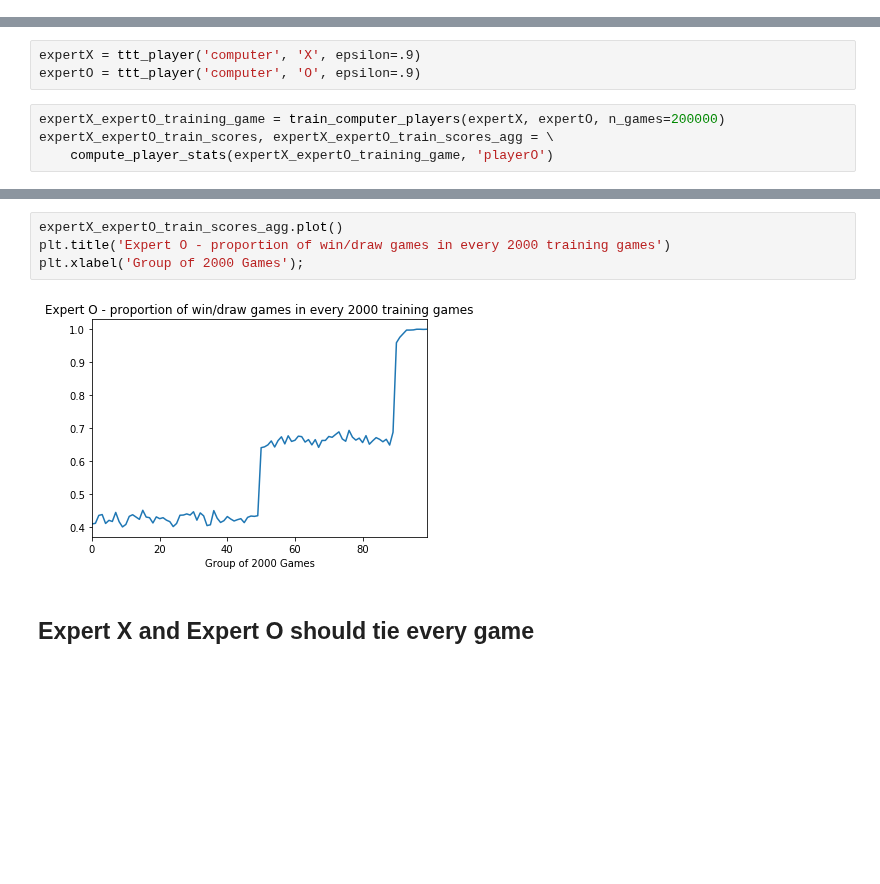
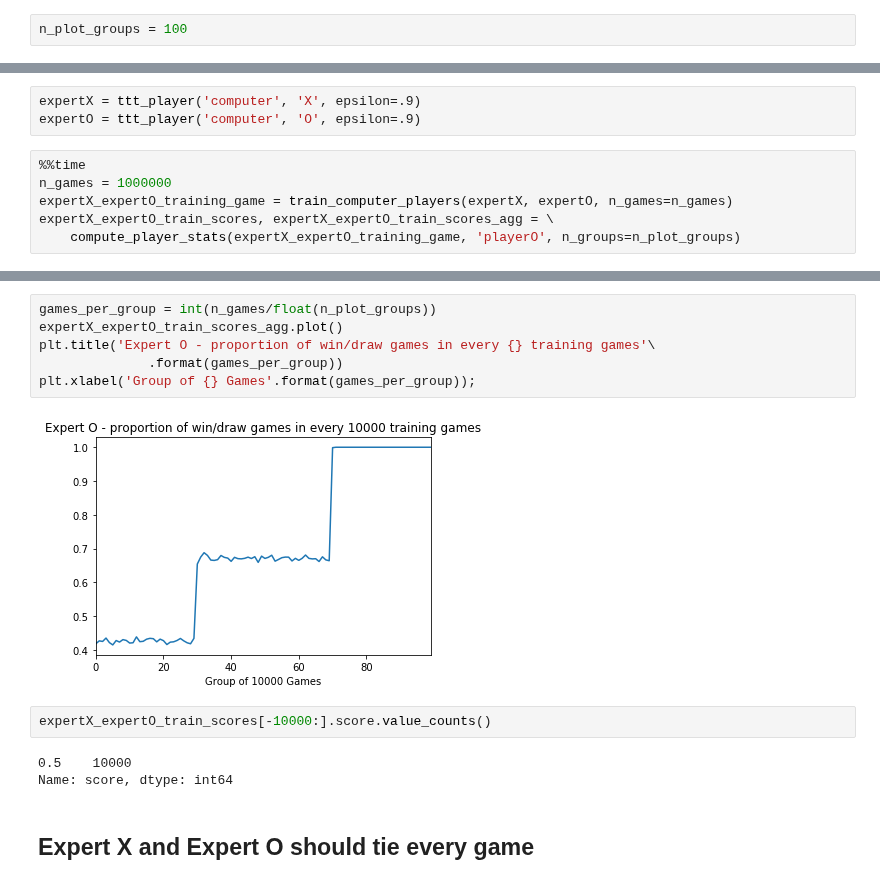
Before and after one commit to zeromh/tic_tac_toe_RI, a Jupyter notebook: demo.ipynb, the cells around one changed output, grey strips where cells are left out. Cells and saved outputs as stored; diff of their text form; blank space fills up the shorter version.

```diff
--- a/demo.ipynb
+++ b/demo.ipynb
@@ -6,12 +6,16 @@ import matplotlib.pyplot as plt
 import pandas as pd
 
 %matplotlib inline
+# %%
+n_plot_groups = 100
 # %% [markdown]
 ## Train Expert X and Expert O
 # %%
 expertX = ttt_player('computer', 'X', epsilon=.9)
 expertO = ttt_player('computer', 'O', epsilon=.9)
 # %%
-expertX_expertO_training_game = train_computer_players(expertX, expertO, n_games=200000)
+%%time
+n_games = 1000000
+expertX_expertO_training_game = train_computer_players(expertX, expertO, n_games=n_games)
 expertX_expertO_train_scores, expertX_expertO_train_scores_agg = \
-    compute_player_stats(expertX_expertO_training_game, 'playerO')
+    compute_player_stats(expertX_expertO_training_game, 'playerO', n_groups=n_plot_groups)
@@ -18,9 +25,16 @@ expertX_expertO_train_scores, expertX_expertO_train_scores_agg = \
 # %%
+games_per_group = int(n_games/float(n_plot_groups))
 expertX_expertO_train_scores_agg.plot()
-plt.title('Expert O - proportion of win/draw games in every 2000 training games')
-plt.xlabel('Group of 2000 Games');
+plt.title('Expert O - proportion of win/draw games in every {} training games'\
+              .format(games_per_group))
+plt.xlabel('Group of {} Games'.format(games_per_group));
 # %% [output]
-[figure, old version]
+[figure, new version]
+# %%
+expertX_expertO_train_scores[-10000:].score.value_counts()
+# %% [output]
+0.5    10000
+Name: score, dtype: int64
 # %% [markdown]
 ## Expert X and Expert O should tie every game
 # %%
```
Also changed, not shown: parts of 30 cells of this notebook, 2 other files.
